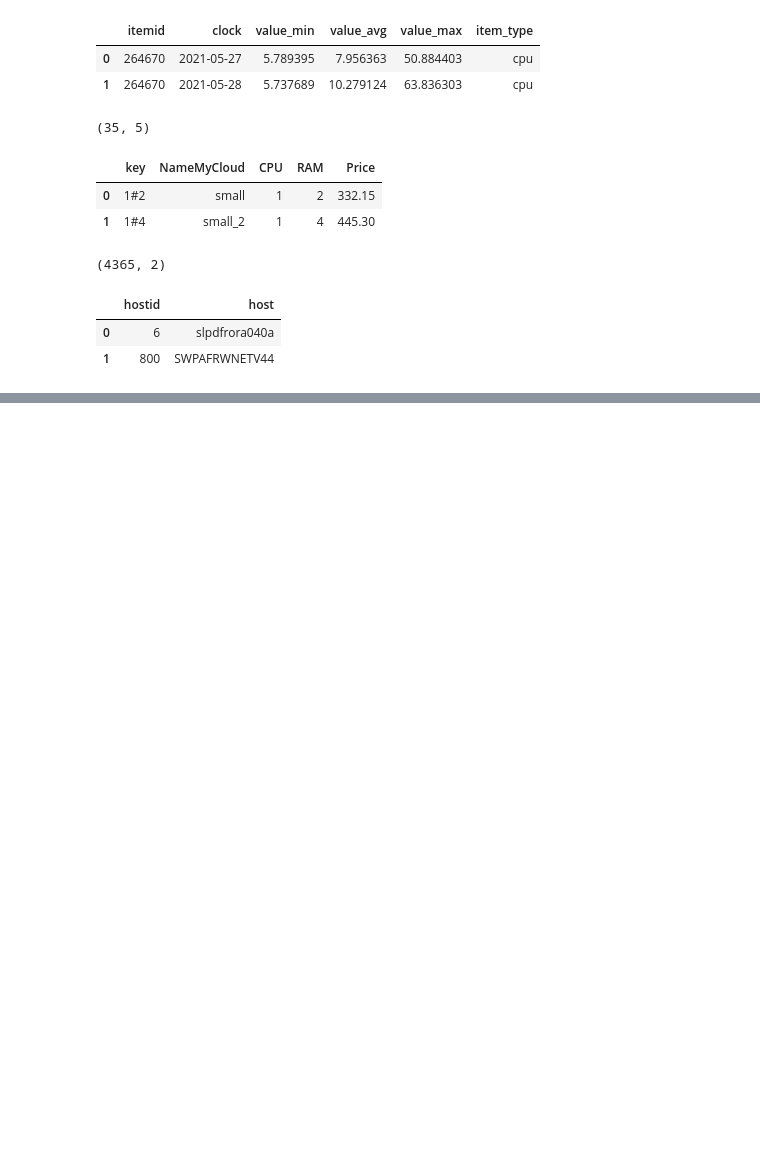
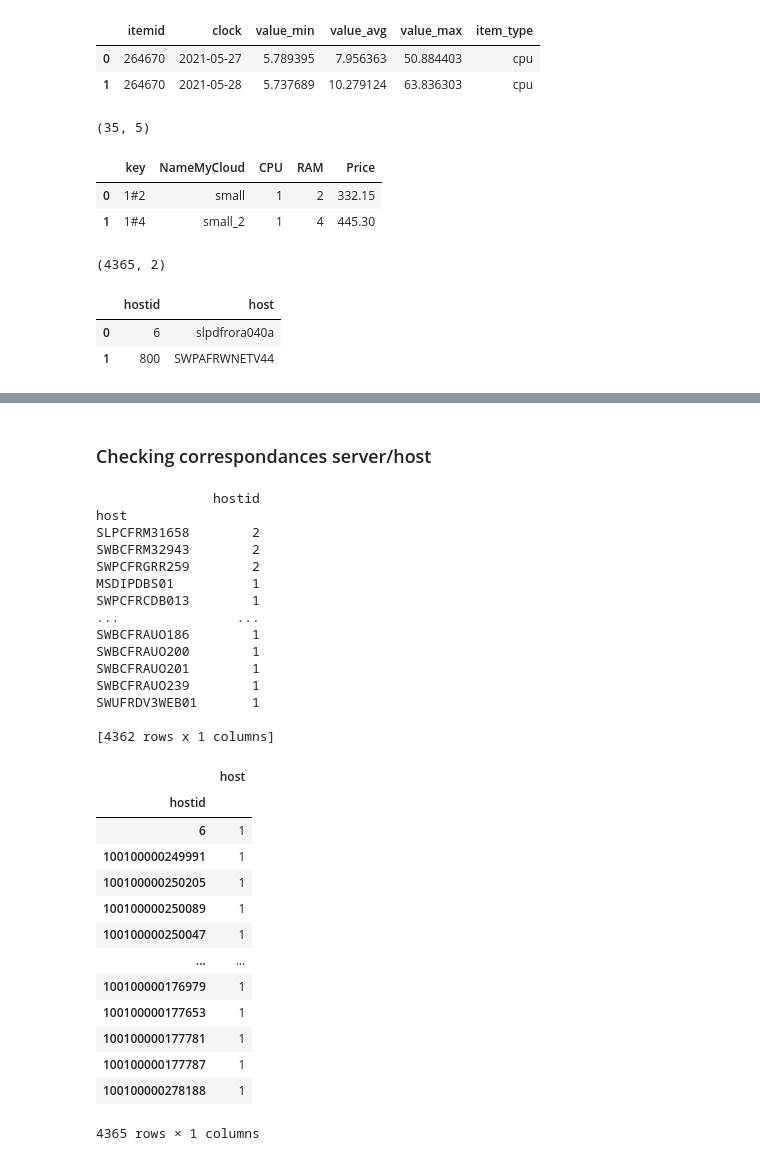
Before and after one commit to lucas-chaix/natixis_challenge, a Jupyter notebook: notebooks/sandbox_antoine.ipynb, the cells around one changed output, grey strips where cells are left out. Drawn from its saved outputs; the diff is of its cells as text; code cells hidden in the pictures; blank space fills up the shorter version.

```diff
--- a/notebooks/sandbox_antoine.ipynb
+++ b/notebooks/sandbox_antoine.ipynb
@@ -58,0 +128,37 @@ df_tmp_hosts_zabbix.head(2)
+# %% [markdown]
+### Checking correspondances server/host
+# %%
+df_text = df_tmp_hosts_zabbix.copy()
+df_text["host"] = df_tmp_hosts_zabbix.host.apply(lambda x: x.upper())
+print(df_text.groupby('host').count().sort_values('hostid', ascending=False))
+df_text.groupby('hostid').count().sort_values('host', ascending=False)
+# %% [output]
+               hostid
+host
+SLPCFRM31658        2
+SWBCFRM32943        2
+SWPCFRGRR259        2
+MSDIPDBS01          1
+SWPCFRCDB013        1
+...               ...
+SWBCFRAUO186        1
+SWBCFRAUO200        1
+SWBCFRAUO201        1
+SWBCFRAUO239        1
+SWUFRDV3WEB01       1
+
+[4362 rows x 1 columns]
+|  | host |
+| hostid |  |
+| 6 | 1 |
+| 100100000249991 | 1 |
+| 100100000250205 | 1 |
+| 100100000250089 | 1 |
+| 100100000250047 | 1 |
+| ... | ... |
+| 100100000176979 | 1 |
+| 100100000177653 | 1 |
+| 100100000177781 | 1 |
+| 100100000177787 | 1 |
+| 100100000278188 | 1 |
+4365 rows × 1 columns
```
Also changed, not shown: parts of 10 cells of this notebook.
